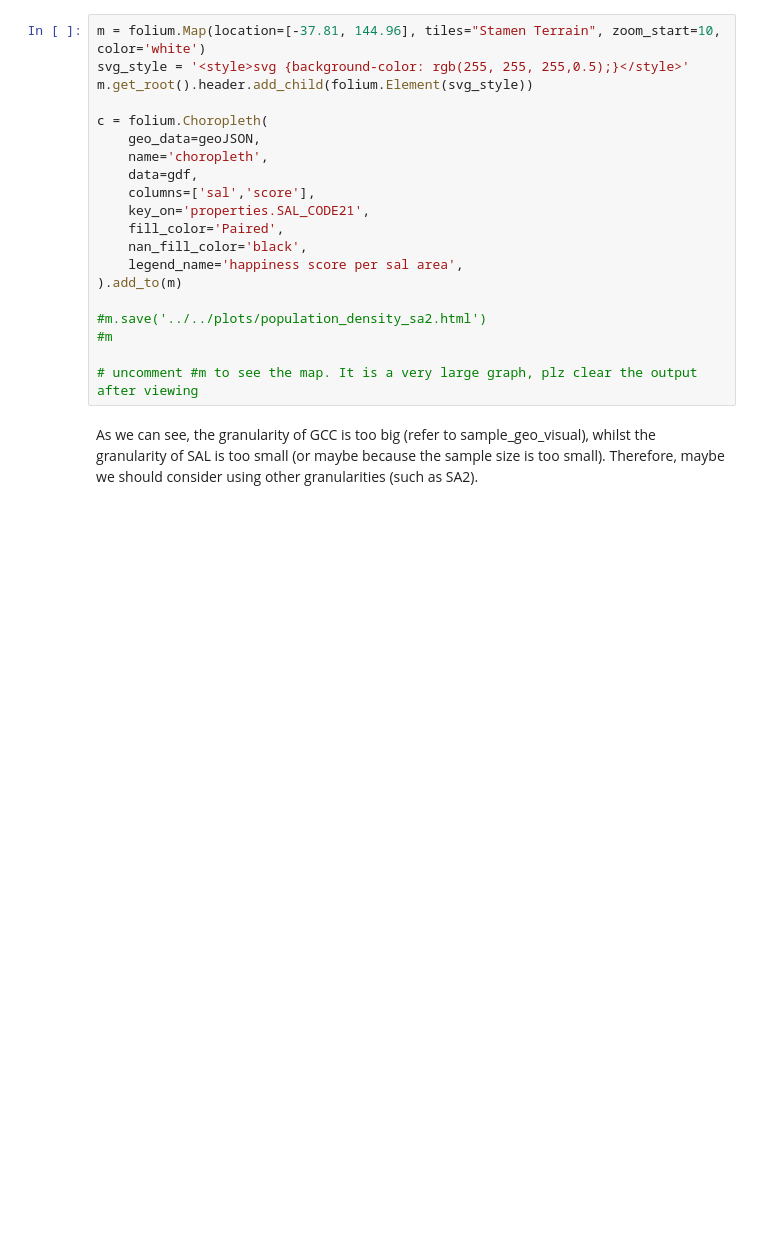
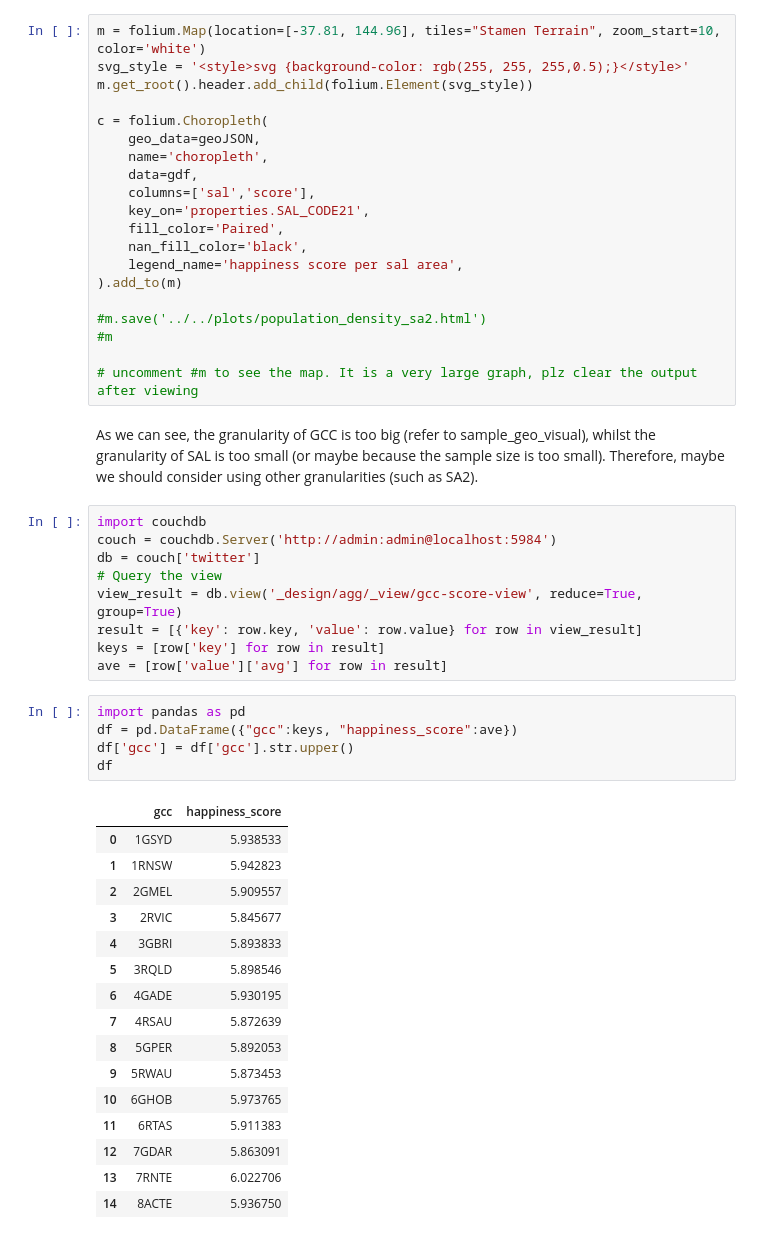
Before and after one commit to is0xjh25/social-media-analytics-on-cloud, a Jupyter notebook: notebook/twitter_notebook/sample_sentiment_analysis(labMIT).ipynb, the cells around one changed output. Cells and saved outputs as stored; diff of their text form; blank space fills up the shorter version.

```diff
--- a/notebook/twitter_notebook/sample_sentiment_analysis(labMIT).ipynb
+++ b/notebook/twitter_notebook/sample_sentiment_analysis(labMIT).ipynb
@@ -682,3 +700,34 @@ c = folium.Choropleth(
 # uncomment #m to see the map. It is a very large graph, plz clear the output after viewing
 # %% [markdown]
 As we can see, the granularity of GCC is too big (refer to sample_geo_visual), whilst the granularity of SAL is too small (or maybe because the sample size is too small). Therefore, maybe we should consider using other granularities (such as SA2).
+# %%
+import couchdb
+couch = couchdb.Server('http://admin:admin@localhost:5984')
+db = couch['twitter']
+# Query the view
+view_result = db.view('_design/agg/_view/gcc-score-view', reduce=True, group=True)
+result = [{'key': row.key, 'value': row.value} for row in view_result]
+keys = [row['key'] for row in result]
+ave = [row['value']['avg'] for row in result]
+# %%
+import pandas as pd
+df = pd.DataFrame({"gcc":keys, "happiness_score":ave})
+df['gcc'] = df['gcc'].str.upper()
+df
+# %% [output]
+|  | gcc | happiness_score |
+| 0 | 1GSYD | 5.938533 |
+| 1 | 1RNSW | 5.942823 |
+| 2 | 2GMEL | 5.909557 |
+| 3 | 2RVIC | 5.845677 |
+| 4 | 3GBRI | 5.893833 |
+| 5 | 3RQLD | 5.898546 |
+| 6 | 4GADE | 5.930195 |
+| 7 | 4RSAU | 5.872639 |
+| 8 | 5GPER | 5.892053 |
+| 9 | 5RWAU | 5.873453 |
+| 10 | 6GHOB | 5.973765 |
+| 11 | 6RTAS | 5.911383 |
+| 12 | 7GDAR | 5.863091 |
+| 13 | 7RNTE | 6.022706 |
+| 14 | 8ACTE | 5.936750 |
```
Also changed, not shown: parts of 4 cells of this notebook, 30 other files.
